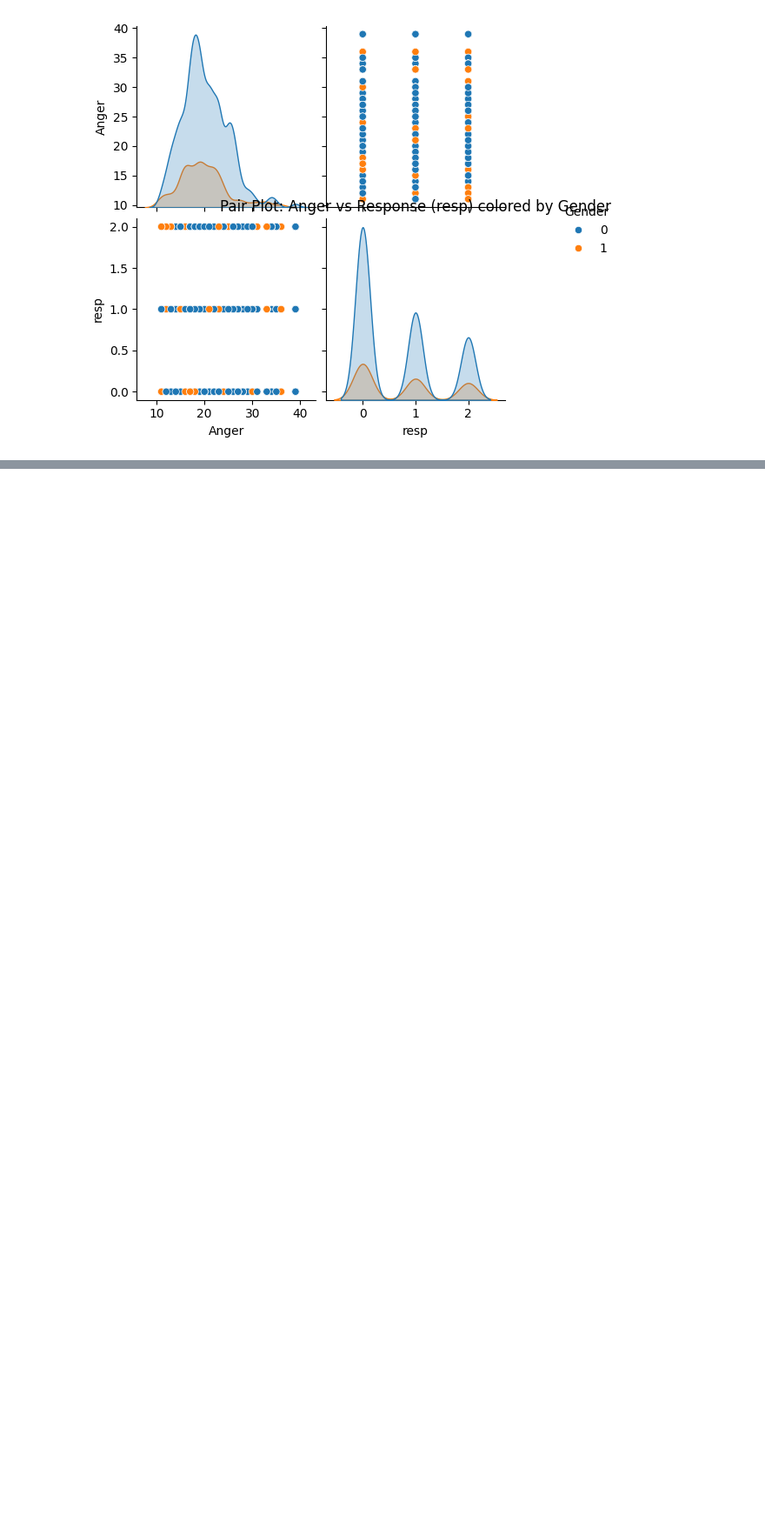
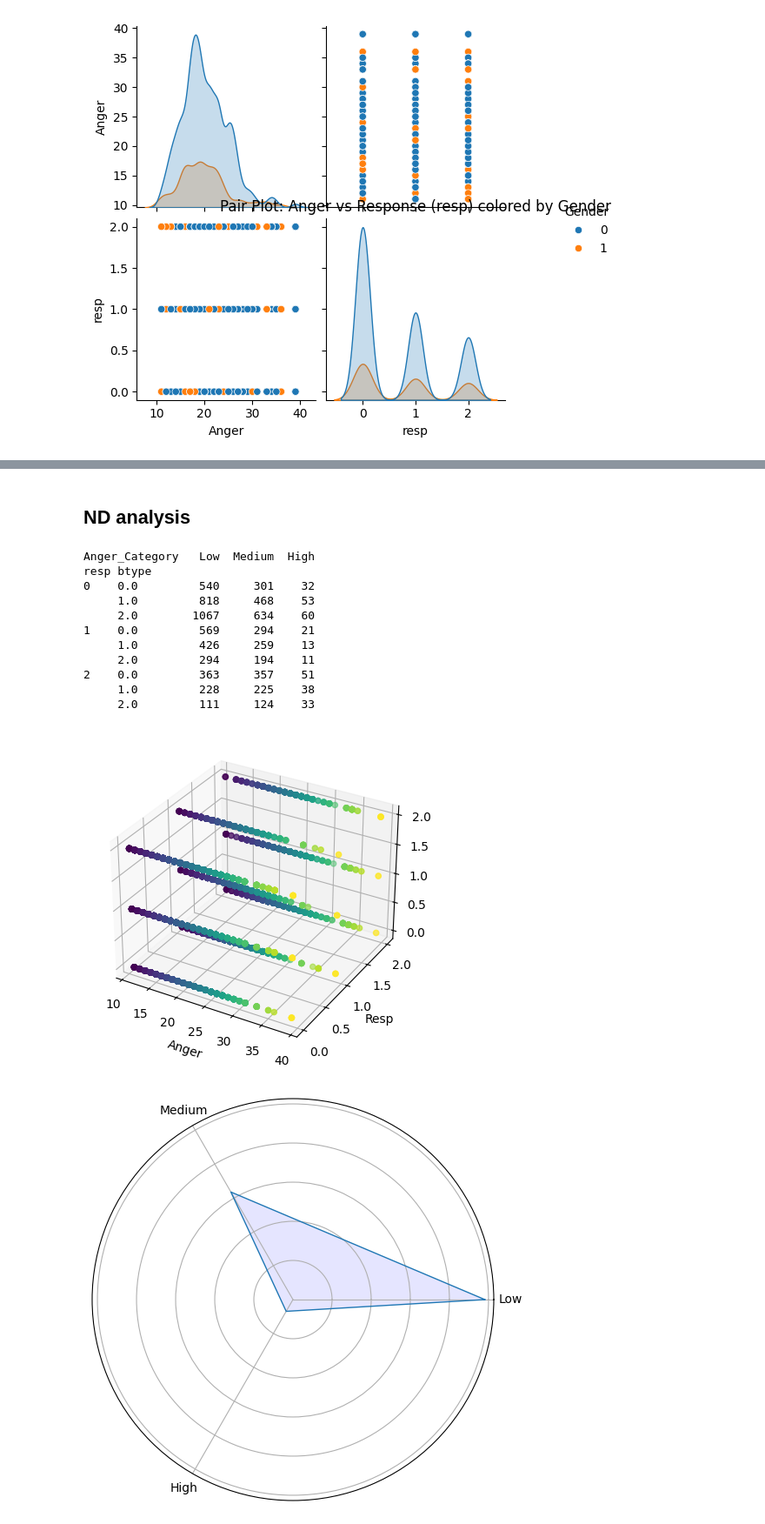
Before and after one commit to SidNegi/EDA_Assignment-, a Jupyter notebook: eda_theory.ipynb, the cells around one changed output, grey strips where cells are left out. Shown at 87% size. Cells and saved outputs as stored; diff of their text form; code cells hidden in the pictures; blank space fills up the shorter version.

```diff
--- a/eda_theory.ipynb
+++ b/eda_theory.ipynb
@@ -573,0 +656,53 @@ plt.show()
+# %% [markdown]
+## ND analysis
+# %%
+import pandas as pd
+import seaborn as sns
+import matplotlib.pyplot as plt
+import numpy as np
+from mpl_toolkits.mplot3d import Axes3D
+
+data_cleaned['Anger_Category'] = pd.cut(data_cleaned['Anger'], bins=3, labels=['Low', 'Medium', 'High'])
+table_3d = pd.crosstab([data_cleaned['resp'], data_cleaned['btype']], data_cleaned['Anger_Category'])
+
+# Displaying the contingency table
+print(table_3d)
+
+# 3D Scatter plot of 'Anger', 'resp', and 'btype'
+fig = plt.figure()
+ax = fig.add_subplot(111, projection='3d')
+ax.scatter(data_cleaned['Anger'], data_cleaned['resp'], data_cleaned['btype'], c=data_cleaned['Anger'], cmap='viridis')
+ax.set_xlabel('Anger')
+ax.set_ylabel('Resp')
+ax.set_zlabel('Btype')
+plt.show()
+
+# Sunray plot for 3-way table
+categories = table_3d.columns
+values = table_3d.mean(axis=0)
+
+angles = np.linspace(0, 2 * np.pi, len(categories), endpoint=False).tolist()
+values = np.concatenate((values, [values[0]]))  # repeat first value for closing the plot
+angles += angles[:1]  # repeat first angle for closing the plot
+
+fig, ax = plt.subplots(figsize=(6, 6), subplot_kw=dict(polar=True))
+ax.plot(angles, values, linewidth=1, linestyle='solid')
+ax.fill(angles, values, 'b', alpha=0.1)
+ax.set_yticklabels([])
+ax.set_xticks(angles[:-1])
+ax.set_xticklabels(categories)
+plt.show()
+# %% [output]
+Anger_Category   Low  Medium  High
+resp btype
+0    0.0         540     301    32
+     1.0         818     468    53
+     2.0        1067     634    60
+1    0.0         569     294    21
+     1.0         426     259    13
+     2.0         294     194    11
+2    0.0         363     357    51
+     1.0         228     225    38
+     2.0         111     124    33
+[figure, added]
+[figure, added]
```
Also changed, not shown: parts of 12 cells of this notebook.
